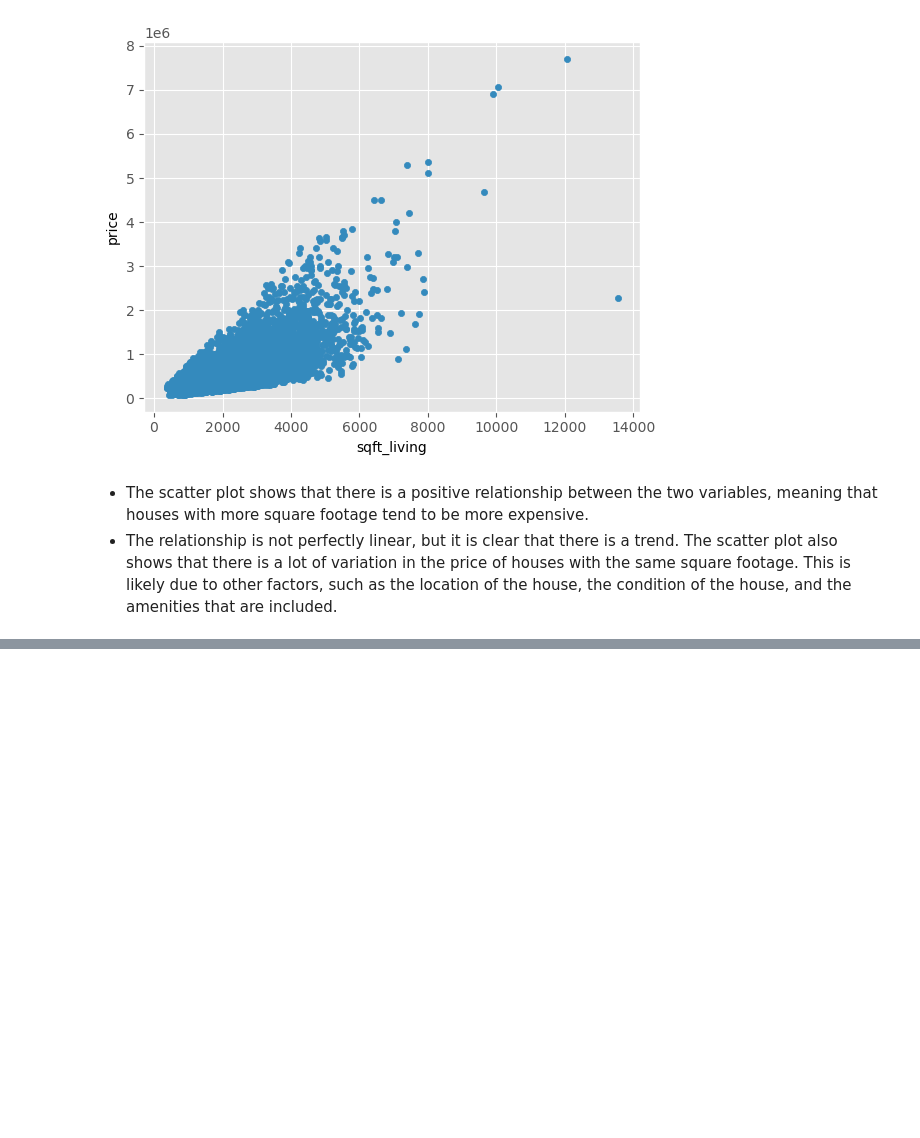
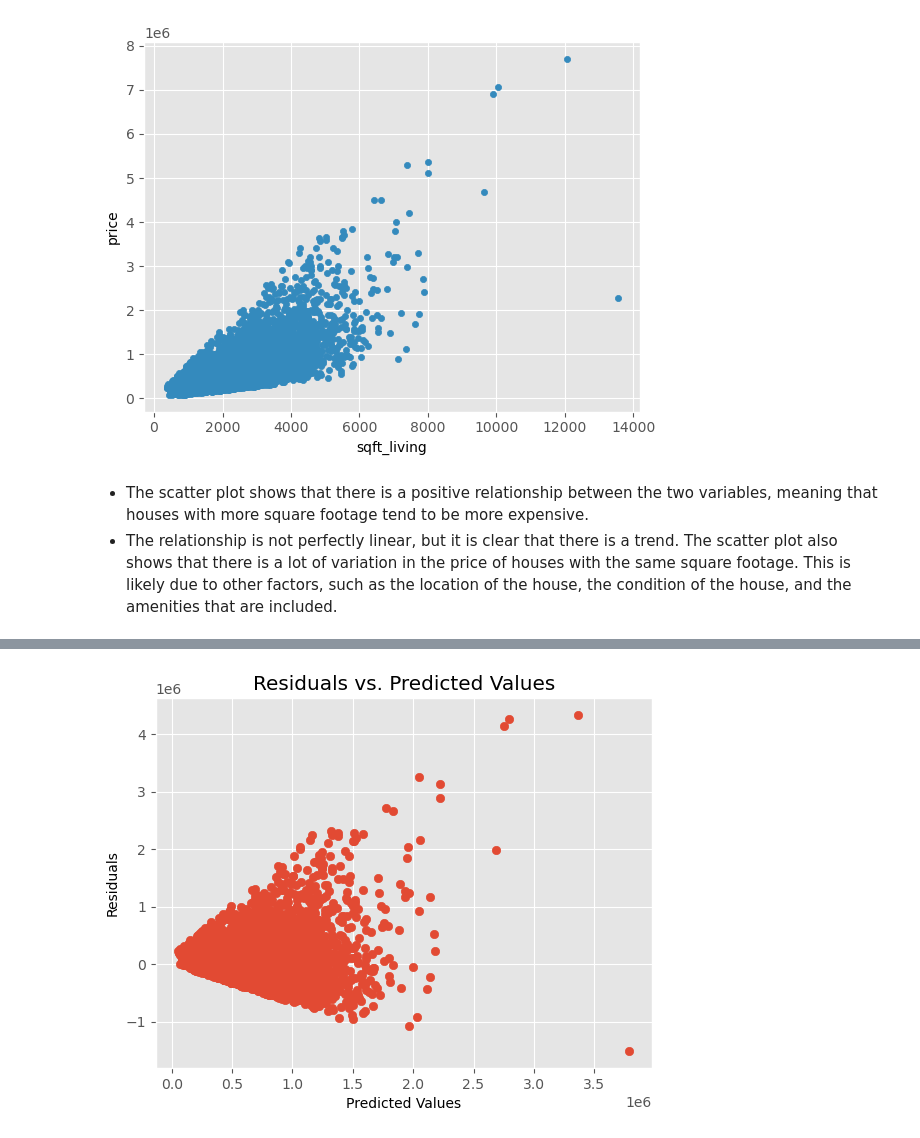
Before and after one commit to Ivan3864/House-Price-Prediction-Using-Regression, a Jupyter notebook: student.ipynb, the cells around one changed output, grey strips where cells are left out. Drawn from its saved outputs; the diff is of its cells as text; code cells hidden in the pictures; blank space fills up the shorter version.

```diff
--- a/student.ipynb
+++ b/student.ipynb
@@ -354,0 +467,12 @@ data.plot.scatter(x="sqft_living", y="price");
+# %%
+# Assuming you have already fitted the linear regression model and obtained the residuals
+residuals = baseline_results.resid
+# Assumption 1: Linearity
+predicted = baseline_results.fittedvalues
+plt.scatter(predicted, residuals)
+plt.xlabel('Predicted Values')
+plt.ylabel('Residuals')
+plt.title('Residuals vs. Predicted Values')
+plt.show()
+# %% [output]
+[figure, added]
```
Also changed, not shown: parts of 12 cells of this notebook.
